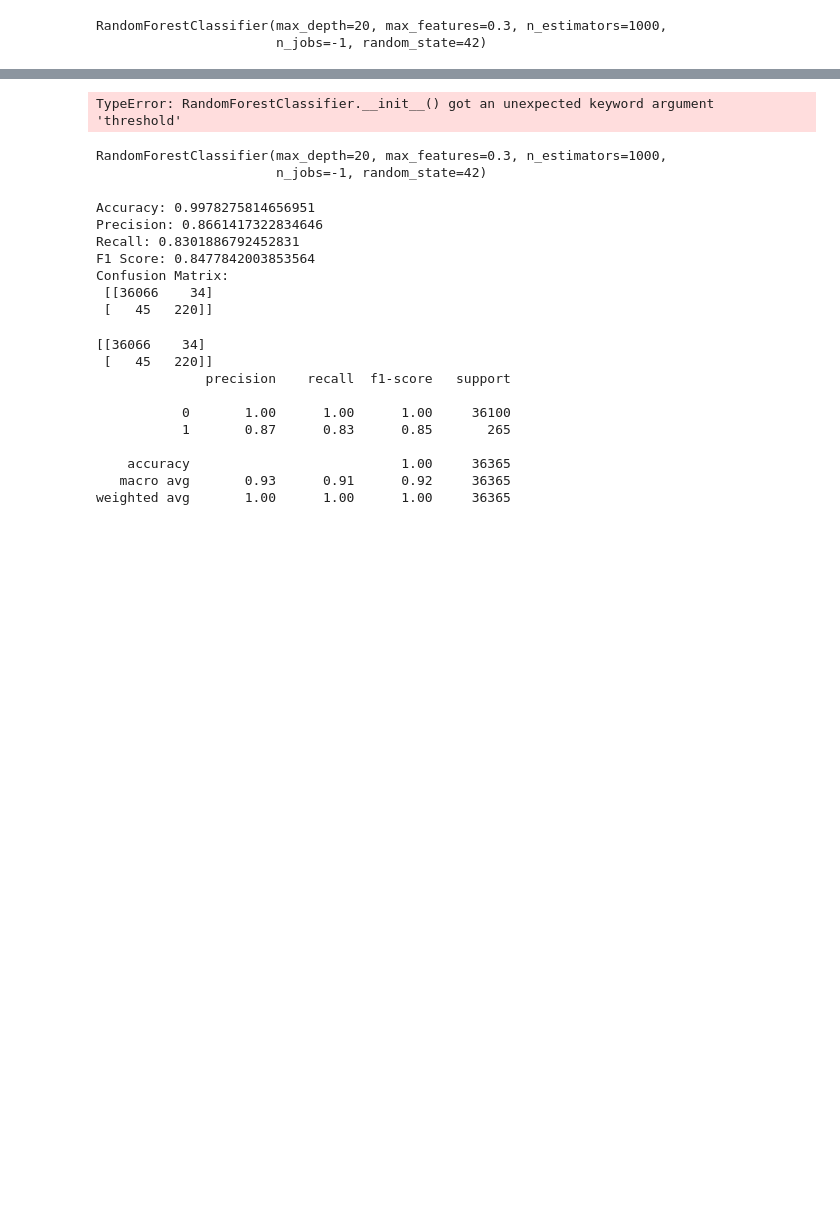
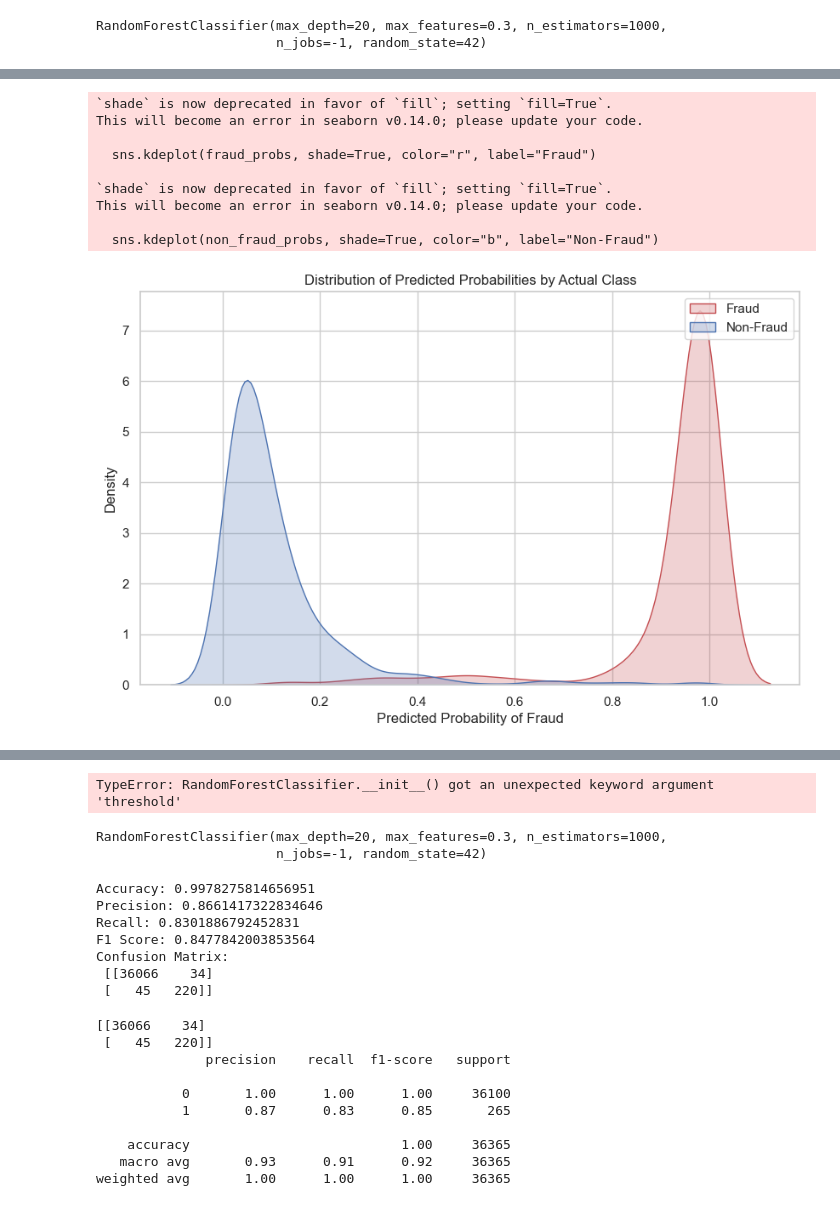
Before and after one commit to ethan-rng/dataquest, a Jupyter notebook: rachel_model.ipynb, the cells around one changed output, grey strips where cells are left out. Saved outputs shown, nothing was run; the diff lists cells and outputs as text; code cells hidden in the pictures; blank space fills up the shorter version.

```diff
--- a/rachel_model.ipynb
+++ b/rachel_model.ipynb
@@ -307,0 +332,29 @@ Confusion Matrix:
+# %%
+# Assuming rtc is your trained model and X_test is your test set
+# probabilities = rtc.predict_proba(X_test)[:, 1]  # Probabilities of the positive class
+probabilities = rtc.predict_proba(X_test)[:, 1]
+
+# You need the actual labels (y_test) and the predicted probabilities
+fraud_probs = probabilities[y_test["isFraud"] == 1]
+non_fraud_probs = probabilities[y_test["isFraud"] == 0]
+
+plt.figure(figsize=(10, 6))
+sns.kdeplot(fraud_probs, shade=True, color="r", label="Fraud")
+sns.kdeplot(non_fraud_probs, shade=True, color="b", label="Non-Fraud")
+plt.title('Distribution of Predicted Probabilities by Actual Class')
+plt.xlabel('Predicted Probability of Fraud')
+plt.ylabel('Density')
+plt.legend()
+
+plt.show()
+# %% [output]
+`shade` is now deprecated in favor of `fill`; setting `fill=True`.
+This will become an error in seaborn v0.14.0; please update your code.
+
+  sns.kdeplot(fraud_probs, shade=True, color="r", label="Fraud")
+
+`shade` is now deprecated in favor of `fill`; setting `fill=True`.
+This will become an error in seaborn v0.14.0; please update your code.
+
+  sns.kdeplot(non_fraud_probs, shade=True, color="b", label="Non-Fraud")
+[figure, added]
```
Also changed, not shown: parts of 16 cells of this notebook, 3 other files.
